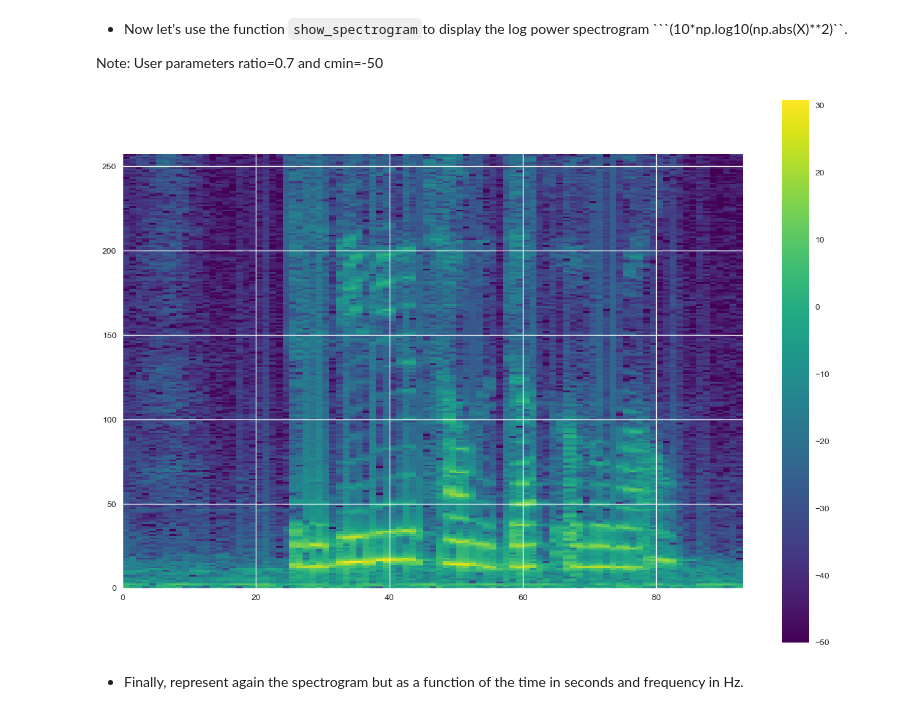
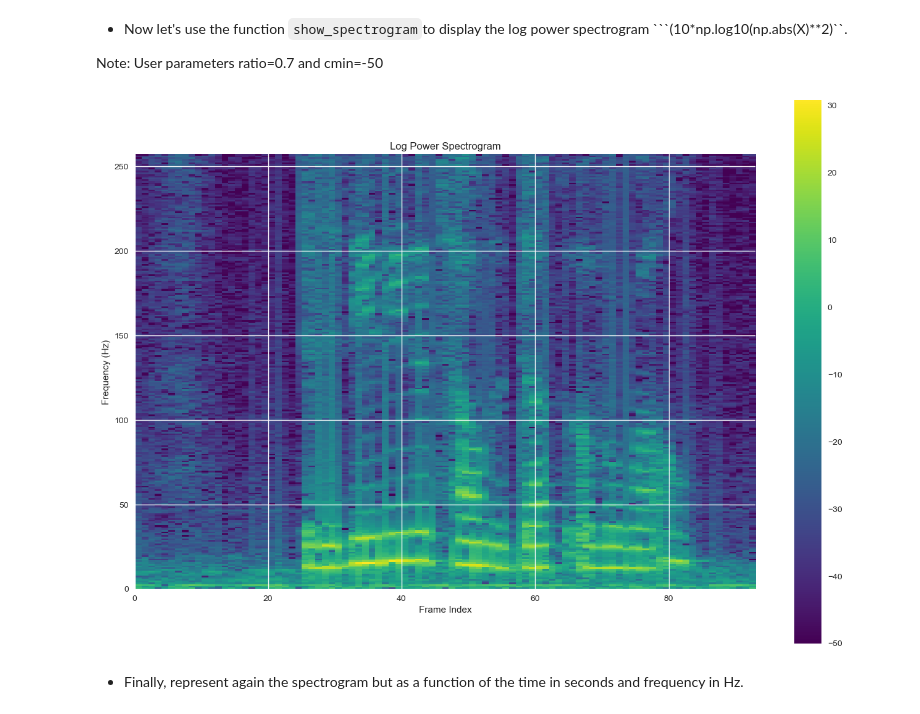
Before and after one commit to Carmenfranci/Selected, a Jupyter notebook: Lab_1_students.ipynb, the cells around one changed output. Cells and saved outputs as stored; diff of their text form; code cells hidden in the pictures.

```diff
--- a/Lab_1_students.ipynb
+++ b/Lab_1_students.ipynb
@@ -636,18 +637,22 @@ def show_specgram(X,ratio,limits,cmin):
 Note: User parameters ratio=0.7 and  cmin=-50
 # %%
 # Compute the log power spectrogram
-# Compute the log power spectrogram
+
 log_power_spectrogram = 10 * np.log10(np.abs(dft_frames)**2)
 
 freq_bins = log_power_spectrogram.shape[1]
 frame_idx = log_power_spectrogram.shape[0]
 
 
 # Display the log power spectrogram using show_specgram function
 ax = show_specgram(np.transpose(log_power_spectrogram), ratio=0.7, limits=[0 , frame_idx, freq_bins, 0], cmin=-50)
+ax.set_xlabel('Frame Index')
+ax.set_ylabel('Frequency (Hz)')
+ax.set_title('Log Power Spectrogram')
+
 plt.show()
 # %% [output]
-[figure, old version]
+[figure, new version]
 # %% [markdown]
 * Finally, represent again the spectrogram but as a function of the time in seconds and frequency in Hz.
 # %%
```
Also changed, not shown: parts of 7 cells of this notebook, 3 other files.
